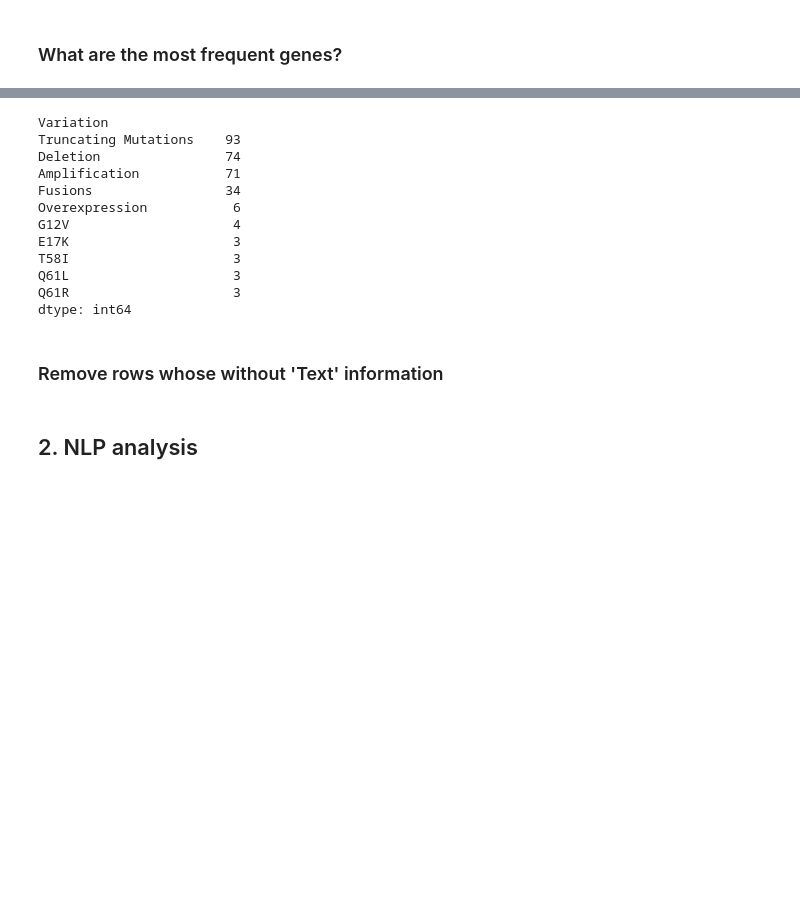
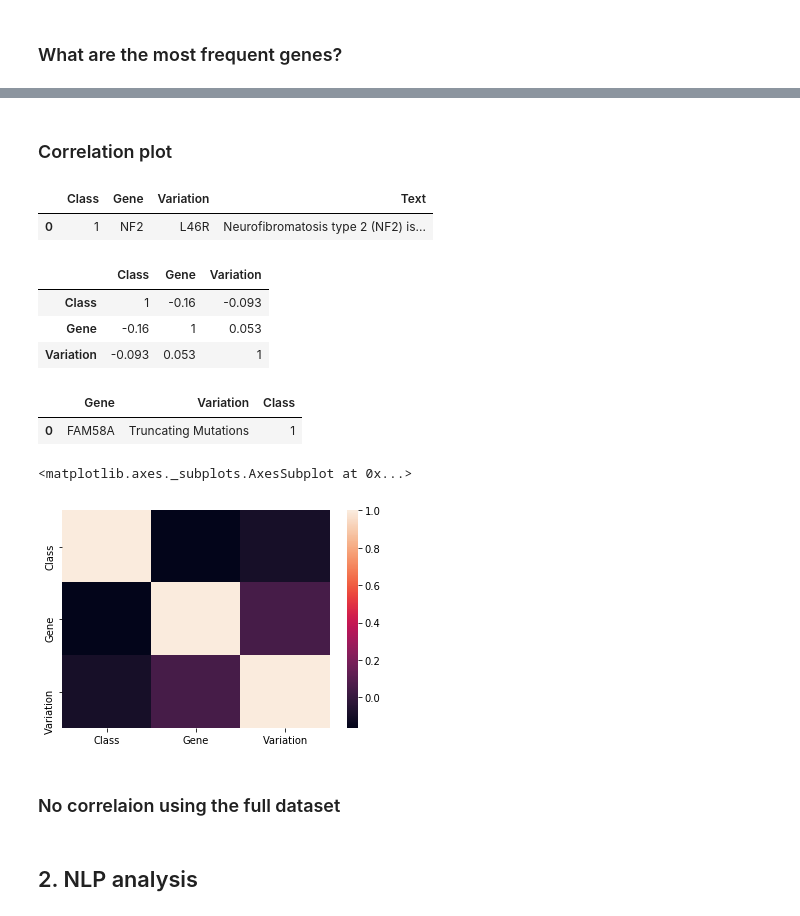
Before and after one commit to dujm/Health_PrecisionMedicine, a Jupyter notebook: notebooks/01EDA.ipynb, the cells around one changed output, grey strips where cells are left out. Drawn from its saved outputs; the diff is of its cells as text; code cells hidden in the pictures; blank space fills up the shorter version.

Commit message:
add corr

```diff
--- a/notebooks/01EDA.ipynb
+++ b/notebooks/01EDA.ipynb
@@ -203,20 +224,3 @@ ERBB2      69
 ALK        69
 PDGFRA     60
 dtype: int64
-# %%
-groupby_col_count(df,'Variation',csv_dir,10)
-# %% [output]
-Variation
-Truncating Mutations    93
-Deletion                74
-Amplification           71
-Fusions                 34
-Overexpression           6
-G12V                     4
-E17K                     3
-T58I                     3
-Q61L                     3
-Q61R                     3
-dtype: int64
-# %% [markdown]
-### Remove rows whose without 'Text' information
@@ -225,3 +227,31 @@ df=df.dropna(subset=['Text'])
+# %% [markdown]
+### Correlation plot
+# %%
+sample = pd.read_csv('../data/processed/train_variants_text_sample.csv')
+sample.head(1)
+# %% [output]
+|  | Class | Gene | Variation | Text |
+| 0 | 1 | NF2 | L46R | Neurofibromatosis type 2 (NF2) is... |
+# %%
+corr_heattable(df2)
+# %% [output]
+|  | Class | Gene | Variation |
+| Class | 1 | -0.16 | -0.093 |
+| Gene | -0.16 | 1 | 0.053 |
+| Variation | -0.093 | 0.053 | 1 |
+# %%
+df1=df.copy().drop(['Text','ID'],axis=1)
+df1.head(1)
+# %% [output]
+|  | Gene | Variation | Class |
+| 0 | FAM58A | Truncating Mutations | 1 |
+# %%
+corr_heatmap(df2,'full_data_heatmap',plot_dir)
+# %% [output]
+<matplotlib.axes._subplots.AxesSubplot at 0x...>
+[figure, added]
+# %% [markdown]
+### No correlaion using the full dataset
 # %% [markdown]
 ## 2. NLP analysis
 # %% [markdown]
```
Also changed, not shown: parts of 8 cells of this notebook.
